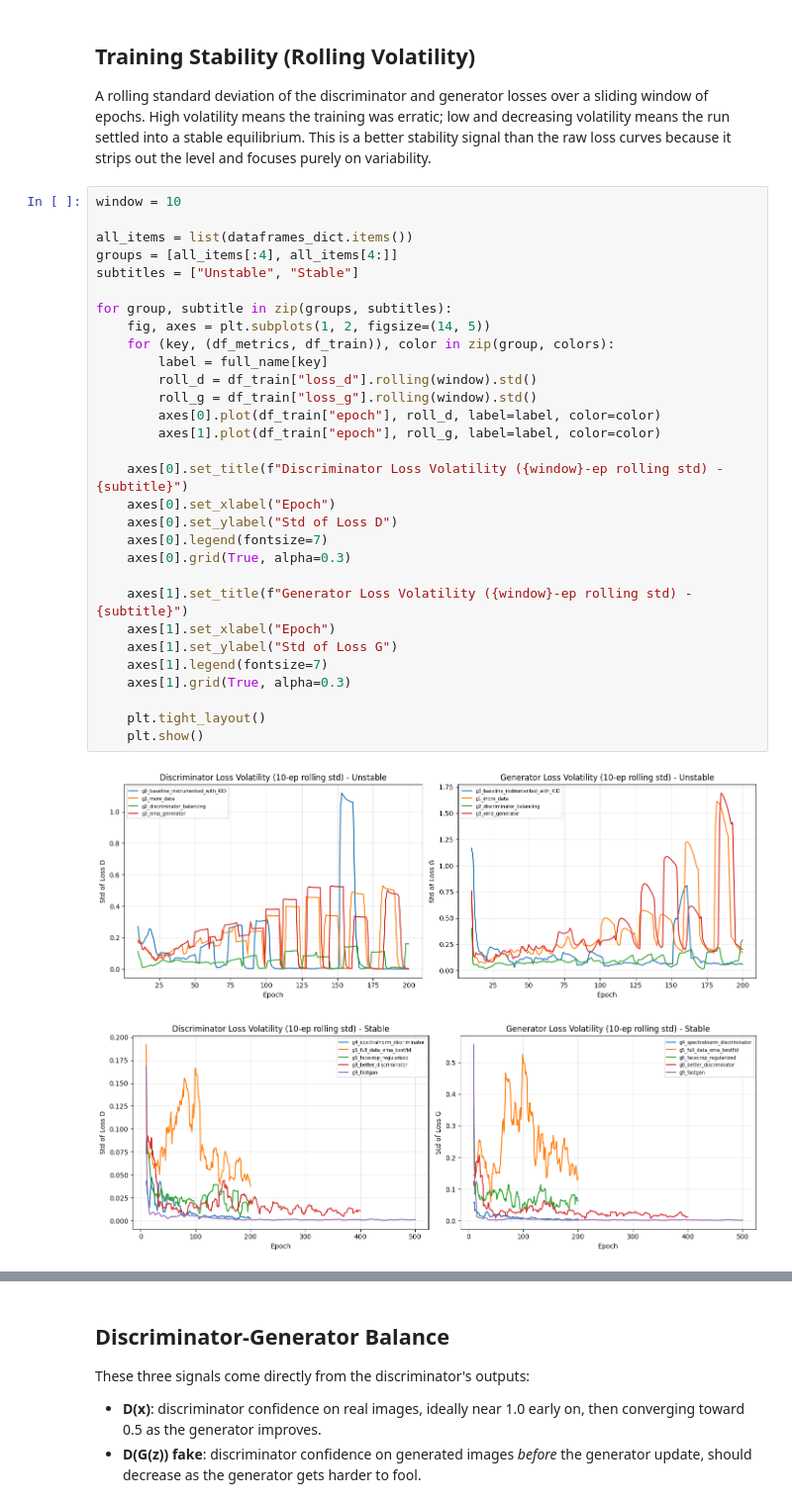
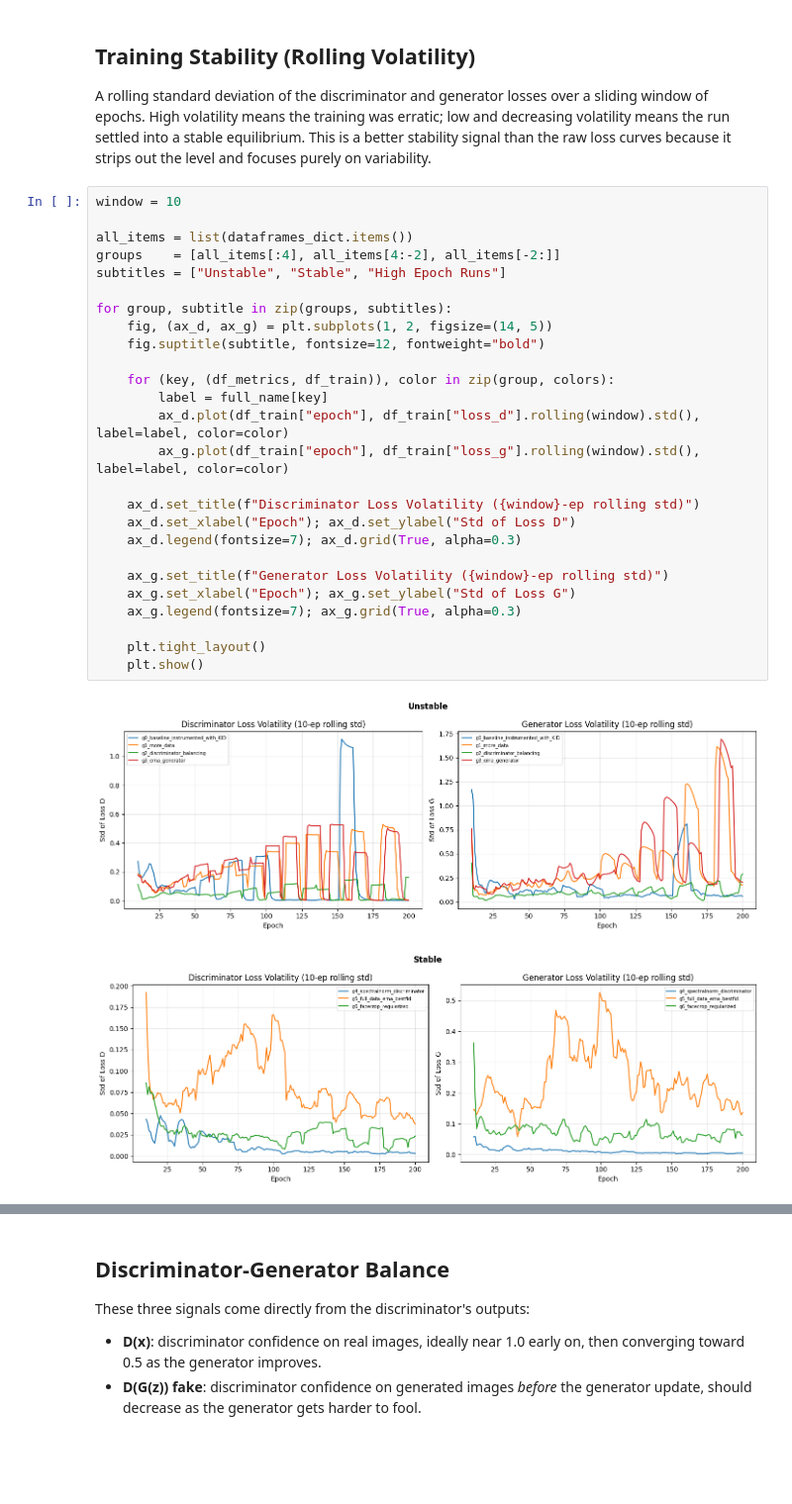
Before and after one commit to rafael-andre1/DeepFake-Image-Generation-And-Detection, a Jupyter notebook: modelComparison.ipynb, the cells around one changed output, grey strips where cells are left out. Shown at 99% size. Saved outputs shown, nothing was run; the diff lists cells and outputs as text; blank space fills up the shorter version.

```diff
--- a/modelComparison.ipynb
+++ b/modelComparison.ipynb
@@ -86,33 +81,29 @@ This is a better stability signal than the raw loss curves because it strips out
 # %%
 window = 10
 
 all_items = list(dataframes_dict.items())
-groups = [all_items[:4], all_items[4:]]
-subtitles = ["Unstable", "Stable"]
+groups    = [all_items[:4], all_items[4:-2], all_items[-2:]]
+subtitles = ["Unstable", "Stable", "High Epoch Runs"]
 
 for group, subtitle in zip(groups, subtitles):
-    fig, axes = plt.subplots(1, 2, figsize=(14, 5))
+    fig, (ax_d, ax_g) = plt.subplots(1, 2, figsize=(14, 5))
+    fig.suptitle(subtitle, fontsize=12, fontweight="bold")
+
     for (key, (df_metrics, df_train)), color in zip(group, colors):
         label = full_name[key]
-        roll_d = df_train["loss_d"].rolling(window).std()
-        roll_g = df_train["loss_g"].rolling(window).std()
-        axes[0].plot(df_train["epoch"], roll_d, label=label, color=color)
-        axes[1].plot(df_train["epoch"], roll_g, label=label, color=color)
+        ax_d.plot(df_train["epoch"], df_train["loss_d"].rolling(window).std(), label=label, color=color)
+        ax_g.plot(df_train["epoch"], df_train["loss_g"].rolling(window).std(), label=label, color=color)
 
-    axes[0].set_title(f"Discriminator Loss Volatility ({window}-ep rolling std) - {subtitle}")
-    axes[0].set_xlabel("Epoch")
-    axes[0].set_ylabel("Std of Loss D")
-    axes[0].legend(fontsize=7)
-    axes[0].grid(True, alpha=0.3)
+    ax_d.set_title(f"Discriminator Loss Volatility ({window}-ep rolling std)")
+    ax_d.set_xlabel("Epoch"); ax_d.set_ylabel("Std of Loss D")
+    ax_d.legend(fontsize=7); ax_d.grid(True, alpha=0.3)
 
-    axes[1].set_title(f"Generator Loss Volatility ({window}-ep rolling std) - {subtitle}")
-    axes[1].set_xlabel("Epoch")
-    axes[1].set_ylabel("Std of Loss G")
-    axes[1].legend(fontsize=7)
-    axes[1].grid(True, alpha=0.3)
+    ax_g.set_title(f"Generator Loss Volatility ({window}-ep rolling std)")
+    ax_g.set_xlabel("Epoch"); ax_g.set_ylabel("Std of Loss G")
+    ax_g.legend(fontsize=7); ax_g.grid(True, alpha=0.3)
 
     plt.tight_layout()
     plt.show()
 # %% [output]
-[figure, old version]
+[figure, new version]
-[figure, old version]
+[figure, new version]
```
Also changed, not shown: parts of 16 cells of this notebook.
